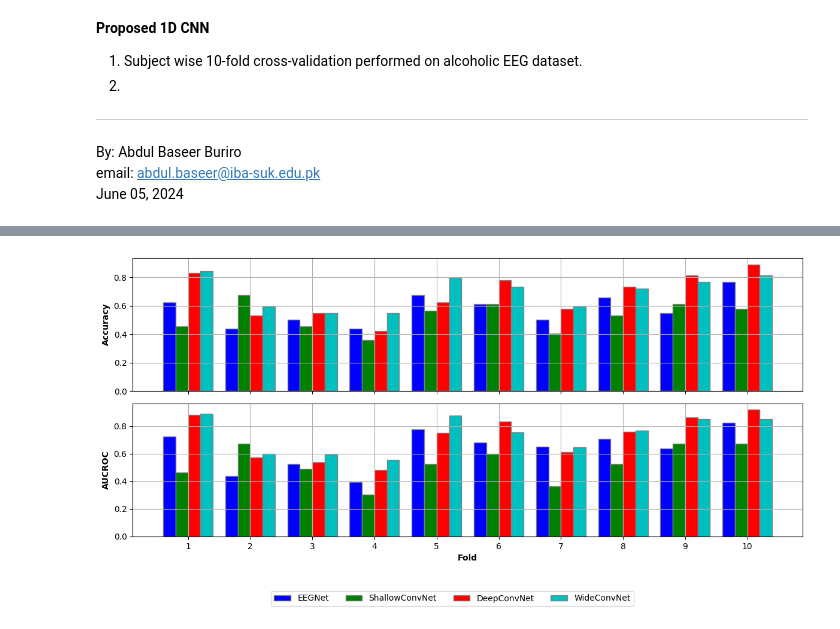
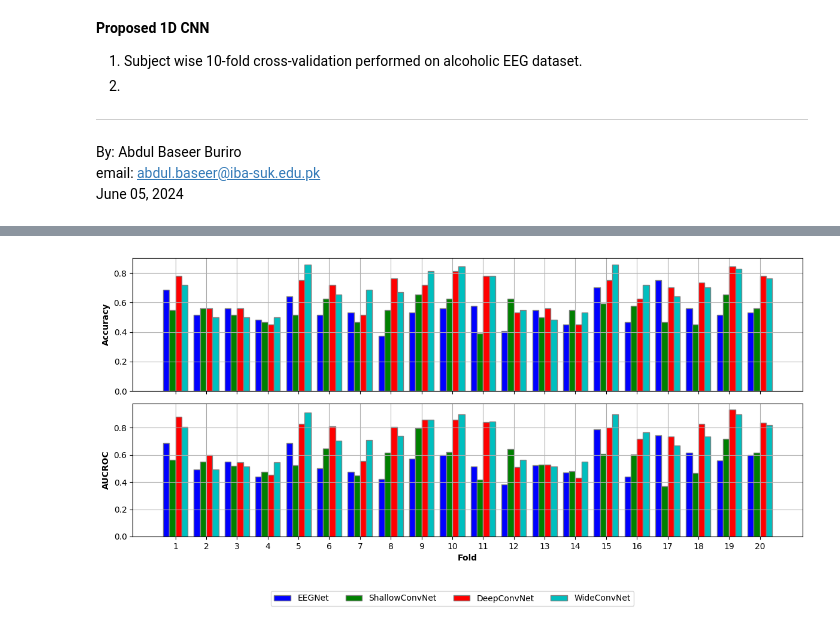
Before and after one commit to ABBuriro/WideConvNet, a Jupyter notebook: WideConvNet.ipynb, the cells around one changed output, grey strips where cells are left out. Cells and saved outputs as stored; diff of their text form; code cells hidden in the pictures.

```diff
--- a/WideConvNet.ipynb
+++ b/WideConvNet.ipynb
@@ -189,7 +202,7 @@ def EEGNet(nb_classes, Chans=16, Samples=256,
         raise ValueError('dropoutType must be one of SpatialDropout2D or Dropout, passed as a string.')
 
     # Input layer with shape (Samples, Chans, 1)
-    input1 = Input(shape=(Samples, Chans, 1))
+    input1 = Input((Samples, Chans, 1))
 
     block1 = AveragePooling2D(pool_size=(2,1),
                               strides=(2, 1))(input1) # added to get fs=128
@@ -364,13 +377,6 @@ def ShallowConvNet(nb_classes, Chans = 16, Samples = 256, dropoutRate = 0.25):
 
 
 # WideConvNet
-def sqr_func(x):
-  sqr = x**2
-  return sqr
-def abs_func(x):
-  return tf.abs(x)
-get_custom_objects().update({'sqr_func': Activation(sqr_func),
-                             'abs_func': Activation(abs_func)})
 
 def WideConvNet(samples=256, ch=16, nb_classes=2,
                      dropoutRate=0.5, norm_rate=0.25,
@@ -378,7 +384,7 @@ def WideConvNet(samples=256, ch=16, nb_classes=2,
 
   # pooling of 64 averages over quarter a second and corresponds to Scale
   # invaraince of 0.25 in WST in my previous paper
-  x = Input(shape=(samples,ch))
+  x = Input((samples,ch))
 
   input_layer = AveragePooling1D(pol_ds,pol_ds)(x) # pol_ds: for downsampling
   fs = int(samples/pol_ds)
@@ -387,6 +393,7 @@ def WideConvNet(samples=256, ch=16, nb_classes=2,
   # of 2, the sampling frequency needs to be halved.
 
   F1 = AveragePooling1D(pol)(input_layer);
+
 
   f1 = Conv1D(filters=4, kernel_size = int(fs/2),
               padding = 'same')(input_layer);
@@ -406,6 +413,7 @@ def WideConvNet(samples=256, ch=16, nb_classes=2,
   p2 = Activation('elu')(p2)
   F2 = AveragePooling1D(pol)(p2);
 
+
   f21 = Conv1D(filters=1, kernel_size = int(fs/2),
               padding = 'same')(p2);
   f22 = Conv1D(filters=1, kernel_size = int(fs/4),
@@ -423,6 +431,7 @@ def WideConvNet(samples=256, ch=16, nb_classes=2,
   p3 = concatenate([f21,f22,f23,f24,f25,f26], axis=-1)
   p3 = Activation('elu')(p3)
   F3 = AveragePooling1D(pol)(p3)
+
 
   output_layer = concatenate([F1, F2, F3], axis = -1)
 
@@ -618,7 +669,7 @@ ACC = [Perf_EEGNet['accuracy'],Perf_Shallow['accuracy'],Perf_Deep['accuracy'],Pe
 AUC = (np.array(AUC)).T
 ACC = (np.array(ACC)).T
 # %%
-folds = range(1,11)
+folds = range(1,21)
 bars = [0.0,0.2,0.4,0.6]
 r1 = np.arange(len(folds))
 
@@ -630,35 +681,35 @@ col = ['b','g','r','c']
 
 # Plot each model
 for i in range(4):
   r= r1+bars[i]
   ax[0].bar(r, ACC[:, i], color=col[i], width=0.2, edgecolor='grey', label=Lab[i])
   ax[1].bar(r, AUC[:, i], color=col[i], width=0.2, edgecolor='grey', label=Lab[i])
 
 
 # Add labels
 ax[0].set_ylabel('Accuracy', fontweight='bold')
 ax[1].set_xlabel('Fold', fontweight='bold')
 ax[1].set_ylabel('AUCROC', fontweight='bold')
 ax[1].set_xticks([r1 + 1.5 * 0.2 for r1 in range(len(folds))], folds)
 
 # Add legend
 handles, labels = ax[0].get_legend_handles_labels()
 fig.legend(handles, labels, loc='lower center',
            bbox_to_anchor=(0.5, -0.005), ncol=4)
 
 #fig.legend(loc='lower center', bbox_to_anchor=(0.5, -0.1), ncol=1)
 plt.tight_layout()
 plt.subplots_adjust(bottom=0.2)
 
 ax[0].grid(True)
 ax[1].grid(True)
 
-plt.savefig(path +'plot.png', bbox_inches = 'tight')    # Save as PNG
-plt.savefig(path +'plot.pdf', bbox_inches = 'tight')    # Save as PDF
-plt.savefig(path +'plot.svg', bbox_inches = 'tight')    # Save as SVG
-plt.savefig(path +'plot.jpg', bbox_inches = 'tight')
+plt.savefig(path +'test.png', bbox_inches = 'tight')    # Save as PNG
+plt.savefig(path +'test.pdf', bbox_inches = 'tight')    # Save as PDF
+plt.savefig(path +'test.svg', bbox_inches = 'tight')    # Save as SVG
+plt.savefig(path +'test.jpg', bbox_inches = 'tight')
 
 # Display the plot
 plt.show()
 # %% [output]
-[figure, old version]
+[figure, new version]
```
Also changed, not shown: parts of 7 cells of this notebook.
